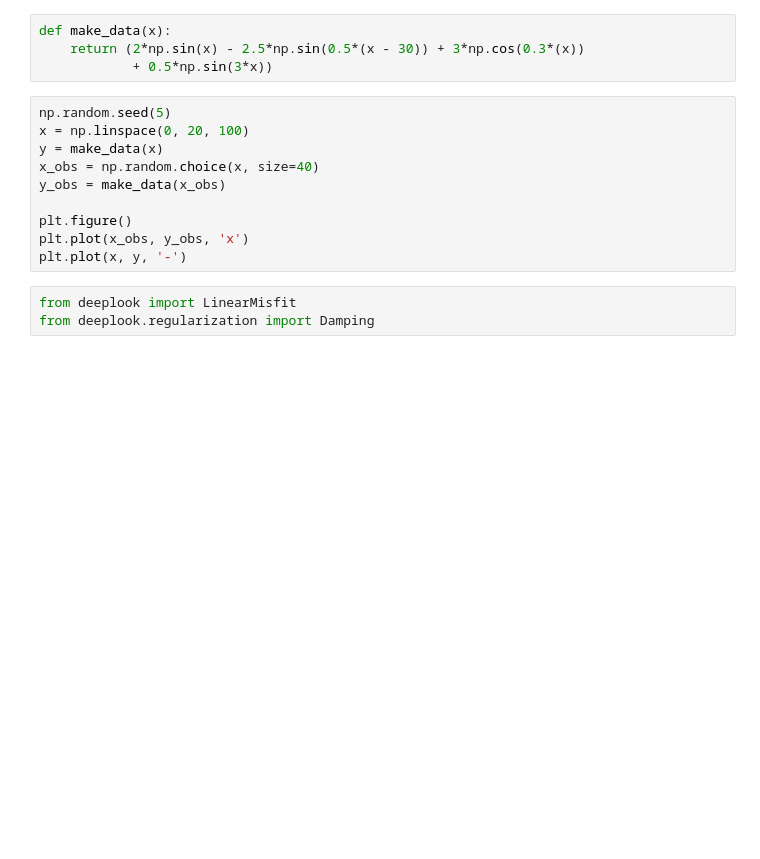
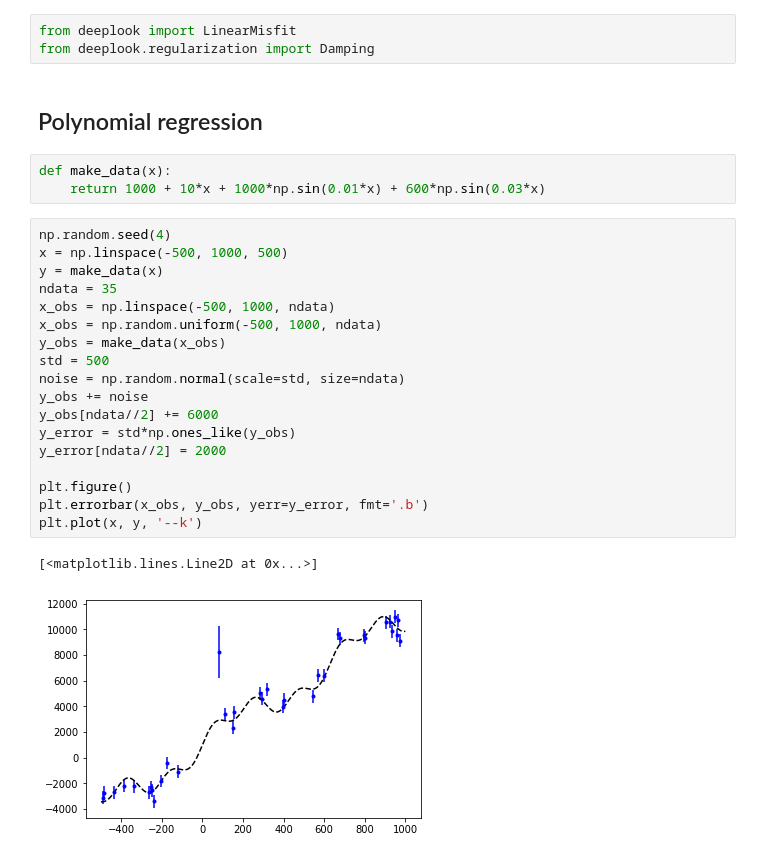
Before and after one commit to opengeophysics/deeplook, a Jupyter notebook: doc/linear_model.ipynb, the cells around one changed output. Saved outputs shown, nothing was run; the diff lists cells and outputs as text; blank space fills up the shorter version.

Commit message:
Try implementation on polynomials as well
The weights problem was only in the spline for the case of forces
placed on data points. Doesn't happen for evenly spaced forces. CV works
for both.

```diff
--- a/doc/linear_model.ipynb
+++ b/doc/linear_model.ipynb
@@ -12,17 +12,29 @@ from sklearn.metrics import r2_score, mean_squared_error
-# %%
-def make_data(x):
-    return (2*np.sin(x) - 2.5*np.sin(0.5*(x - 30)) + 3*np.cos(0.3*(x))
-            + 0.5*np.sin(3*x))
-# %%
-np.random.seed(5)
-x = np.linspace(0, 20, 100)
-y = make_data(x)
-x_obs = np.random.choice(x, size=40)
-y_obs = make_data(x_obs)
-
-plt.figure()
-plt.plot(x_obs, y_obs, 'x')
-plt.plot(x, y, '-')
 # %%
 from deeplook import LinearMisfit
 from deeplook.regularization import Damping
+# %% [markdown]
+## Polynomial regression
+# %%
+def make_data(x):
+    return 1000 + 10*x + 1000*np.sin(0.01*x) + 600*np.sin(0.03*x)
+# %%
+np.random.seed(4)
+x = np.linspace(-500, 1000, 500)
+y = make_data(x)
+ndata = 35
+x_obs = np.linspace(-500, 1000, ndata)
+x_obs = np.random.uniform(-500, 1000, ndata)
+y_obs = make_data(x_obs)
+std = 500
+noise = np.random.normal(scale=std, size=ndata)
+y_obs += noise
+y_obs[ndata//2] += 6000
+y_error = std*np.ones_like(y_obs)
+y_error[ndata//2] = 2000
+
+plt.figure()
+plt.errorbar(x_obs, y_obs, yerr=y_error, fmt='.b')
+plt.plot(x, y, '--k')
+# %% [output]
+[<matplotlib.lines.Line2D at 0x...>]
+[figure, added]
```
Also changed, not shown: parts of 17 cells of this notebook, 3 other files.
